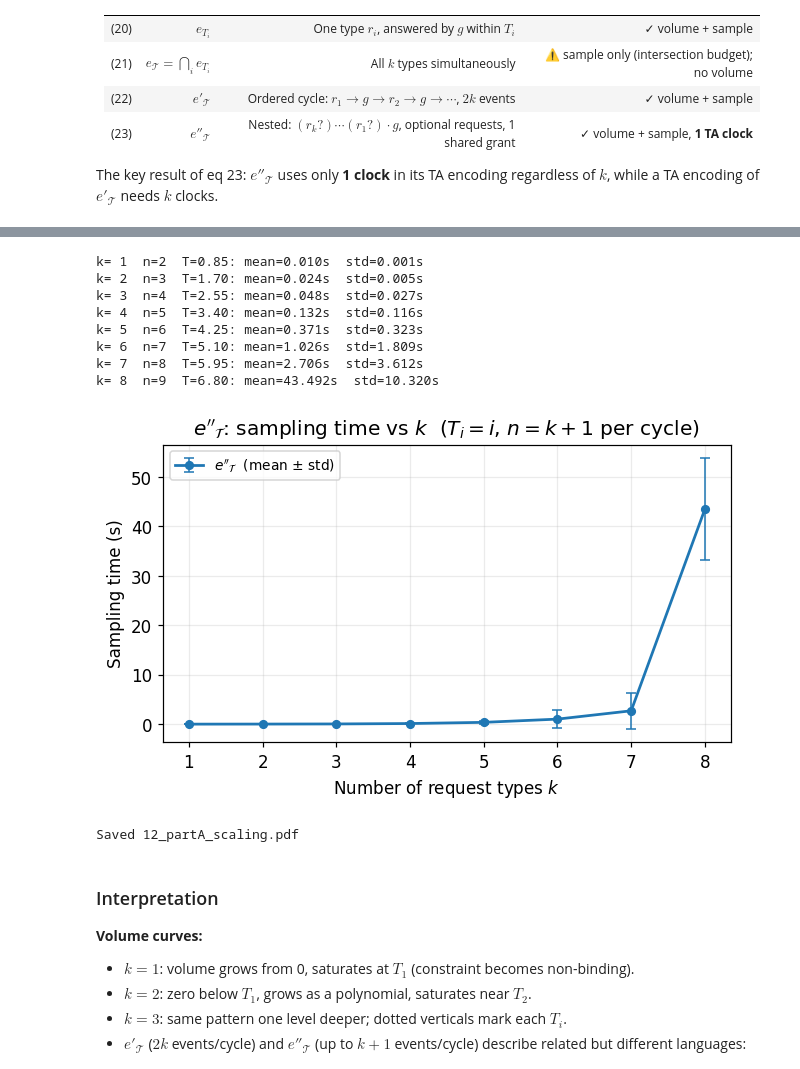
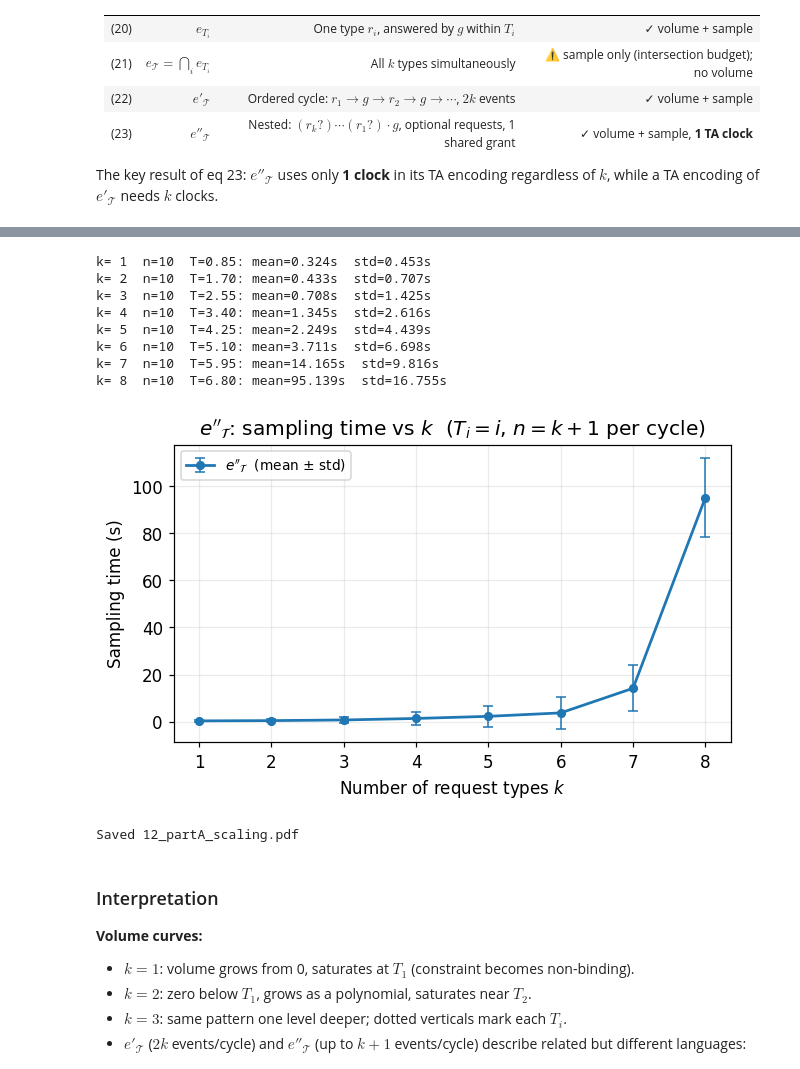
Before and after one commit to figlerg/VolTRE, a Jupyter notebook: experiments/paper_experiments/12_page13_casestudy/12_page13_casestudy.ipynb, the cells around one changed output, grey strips where cells are left out. Drawn from its saved outputs; the diff is of its cells as text; code cells hidden in the pictures.

```diff
--- a/experiments/paper_experiments/12_page13_casestudy/12_page13_casestudy.ipynb
+++ b/experiments/paper_experiments/12_page13_casestudy/12_page13_casestudy.ipynb
@@ -118,21 +124,19 @@ def build_e_dprime(deadlines):
     return quickparse(s, string=True), s
 # %%
 # Example deadlines from the paper: T1=1 < T2=3 < T3=7
-DEADLINES_DEMO = [("r1", 1), ("r2", 3), ("r3", 7)]
+DEADLINES_DEMO = [("r1", 1), ("r3", 3), ("r7", 7)]
 
 for k in [1, 2, 3]:
     dl = DEADLINES_DEMO[:k]
+    print(dl)
     ri_labels = ", ".join(f"T_{j+1}={T}" for j, (r, T) in enumerate(dl))
     print(f"\n-- k={k}  ({ri_labels}) --")
 
     _, s = build_e_single(dl[0][0], dl[0][1])
     print(f"  e_T1       : {s}")
 
-    if k <= 2:
-        _, s = build_e_T(dl)
-        print(f"  e_T (eq21) : {s}")
-    else:
-        print(f"  e_T (eq21) : (k={k}: nested & not supported by sampler)")
+    _, s = build_e_T(dl)
+    print(f"  e_T (eq21) : {s}")
 
     _, s = build_e_prime(dl)
     print(f"  e'_T (eq22): {s}")
@@ -193,41 +192,43 @@ k=3  T=5.95
 # %%
+N_VOL = 10
+
 phi_dprime = {}
 phi_prime  = {}
 for k in [1, 2, 3]:
     dl = DEADLINES_DEMO[:k]
     phi, s = build_e_dprime(dl)
-    phi_dprime[k] = (phi, k + 1, dl[-1][1])        # (phi, n_per_cycle, T_outer)
+    phi_dprime[k] = (phi, dl[-1][1])
     phi, s = build_e_prime(dl)
-    phi_prime[k]  = (phi, 2 * k, dl[-1][1])         # 2k events per cycle
+    phi_prime[k]  = (phi, dl[-1][1])
 
 colors_k = {1: "#1f77b4", 2: "#ff7f0e", 3: "#2ca02c"}
 fig, axes = plt.subplots(1, 2, figsize=(11, 3.8))
 
-for k, (phi, n_cyc, T_outer) in phi_dprime.items():
+for k, (phi, T_outer) in phi_dprime.items():
     T_vals = [float(t) for t in np.linspace(0.02, T_outer - 0.05, 80)]
-    vp     = slice_volume(phi, n_cyc)
+    vp     = slice_volume(phi, N_VOL)
     vols   = [float(vp(T)) if vp(T) else float("nan") for T in T_vals]
-    axes[0].plot(T_vals, vols, color=colors_k[k], lw=2, label=f"$k={k}$, $n={n_cyc}$")
+    axes[0].plot(T_vals, vols, color=colors_k[k], lw=2, label=f"$k={k}$")
     for _, T_i in DEADLINES_DEMO[:k]:
         axes[0].axvline(T_i, color=colors_k[k], lw=0.8, linestyle=":", alpha=0.6)
 
-for k, (phi, n_cyc, T_outer) in phi_prime.items():
+for k, (phi, T_outer) in phi_prime.items():
     T_vals = [float(t) for t in np.linspace(0.02, T_outer - 0.05, 80)]
-    vp     = slice_volume(phi, n_cyc)
+    vp     = slice_volume(phi, N_VOL)
     vols   = [float(vp(T)) if vp(T) else float("nan") for T in T_vals]
-    axes[1].plot(T_vals, vols, color=colors_k[k], lw=2, label=f"$k={k}$, $n={n_cyc}$")
+    axes[1].plot(T_vals, vols, color=colors_k[k], lw=2, label=f"$k={k}$")
     for _, T_i in DEADLINES_DEMO[:k]:
         axes[1].axvline(T_i, color=colors_k[k], lw=0.8, linestyle=":", alpha=0.6)
 
-for ax, title in zip(axes, [r"$e''_\mathcal{T}$ (nested, $k+1$ events/cycle)",
-                             r"$e'_\mathcal{T}$ (sequential, $2k$ events/cycle)"]):
+for ax, title in zip(axes, [r"$e''_\mathcal{T}$ (nested, optional requests)",
+                             r"$e'_\mathcal{T}$ (sequential)"]):
     ax.set_xlabel("$T$  (session budget)")
     ax.set_ylabel("Volume")
     ax.set_title(title)
     ax.legend(fontsize=9)
     ax.grid(True, alpha=0.25)
 
-fig.suptitle(r"Deadlines $T_1=1,\;T_2=3,\;T_3=7$  (dotted verticals mark each $T_i$)",
+fig.suptitle(r"Deadlines $T_1=1,\;T_2=3,\;T_3=7$  ($n=10$, dotted verticals mark each $T_i$)",
              fontsize=10)
 fig.tight_layout()
 fig.savefig(os.path.join(RESULTS, "12_partA_volumes.pdf"), bbox_inches="tight")
@@ -241,57 +239,57 @@ import time as _time
 
 # Arithmetic deadlines T_i = i for a clean k-sweep
 K_MAX  = 8
-N_REPS = 8
+N_REPS = 10
+N_length = 10
 
 k_vals, mean_times, std_times = [], [], []
 
 for k in range(1, K_MAX + 1):
     dl     = [(f"r{i}", i) for i in range(1, k + 1)]
     phi, _ = build_e_dprime(dl)
-    n_cyc  = k + 1
     T_bud  = 0.85 * k
 
     ts = []
-    print(f"k={k:2d}  n={n_cyc}  T={T_bud:.2f}: ", end="", flush=True)
+    print(f"k={k:2d}  n={N_length}  T={T_bud:.2f}: ", end="", flush=True)
     for _ in range(N_REPS):
         t0 = _time.perf_counter()
         try:
-            sample(phi, n_cyc, T=T_bud)
+            sample(phi, N_length, T=T_bud)
             ts.append(_time.perf_counter() - t0)
         except Exception as e:
             print(f"fail({type(e).__name__}) ", end="")
 
     if ts:
         m = float(np.mean(ts)); s = float(np.std(ts))
         k_vals.append(k); mean_times.append(m); std_times.append(s)
         print(f"mean={m:.3f}s  std={s:.3f}s")
     else:
         print("all failed")
 
 fig, ax = plt.subplots(figsize=(6, 3.8))
 ax.errorbar(k_vals, mean_times, yerr=std_times,
             color="#1f77b4", marker="o", markersize=5, lw=1.8,
             capsize=3, elinewidth=1, label=r"$e''_\mathcal{T}$  (mean $\pm$ std)")
 ax.set_xlabel("Number of request types $k$")
 ax.set_ylabel("Sampling time (s)")
 ax.set_title(r"$e''_\mathcal{T}$: sampling time vs $k$  ($T_i = i$, $n = k+1$ per cycle)")
 ax.set_xticks(k_vals)
 ax.legend(fontsize=9)
 ax.grid(True, alpha=0.25)
 fig.tight_layout()
 fig.savefig(os.path.join(RESULTS, "12_partA_scaling.pdf"), bbox_inches="tight")
 plt.show()
 print("Saved 12_partA_scaling.pdf")
 # %% [output]
-k= 1  n=2  T=0.85: mean=0.010s  std=0.001s
-k= 2  n=3  T=1.70: mean=0.024s  std=0.005s
-k= 3  n=4  T=2.55: mean=0.048s  std=0.027s
-k= 4  n=5  T=3.40: mean=0.132s  std=0.116s
-k= 5  n=6  T=4.25: mean=0.371s  std=0.323s
-k= 6  n=7  T=5.10: mean=1.026s  std=1.809s
-k= 7  n=8  T=5.95: mean=2.706s  std=3.612s
-k= 8  n=9  T=6.80: mean=43.492s  std=10.320s
+k= 1  n=10  T=0.85: mean=0.324s  std=0.453s
+k= 2  n=10  T=1.70: mean=0.433s  std=0.707s
+k= 3  n=10  T=2.55: mean=0.708s  std=1.425s
+k= 4  n=10  T=3.40: mean=1.345s  std=2.616s
+k= 5  n=10  T=4.25: mean=2.249s  std=4.439s
+k= 6  n=10  T=5.10: mean=3.711s  std=6.698s
+k= 7  n=10  T=5.95: mean=14.165s  std=9.816s
+k= 8  n=10  T=6.80: mean=95.139s  std=16.755s
-[figure, old version]
+[figure, new version]
 Saved 12_partA_scaling.pdf
 # %% [markdown]
 ### Interpretation
```
Also changed, not shown: parts of 8 cells of this notebook, 10 other files.
